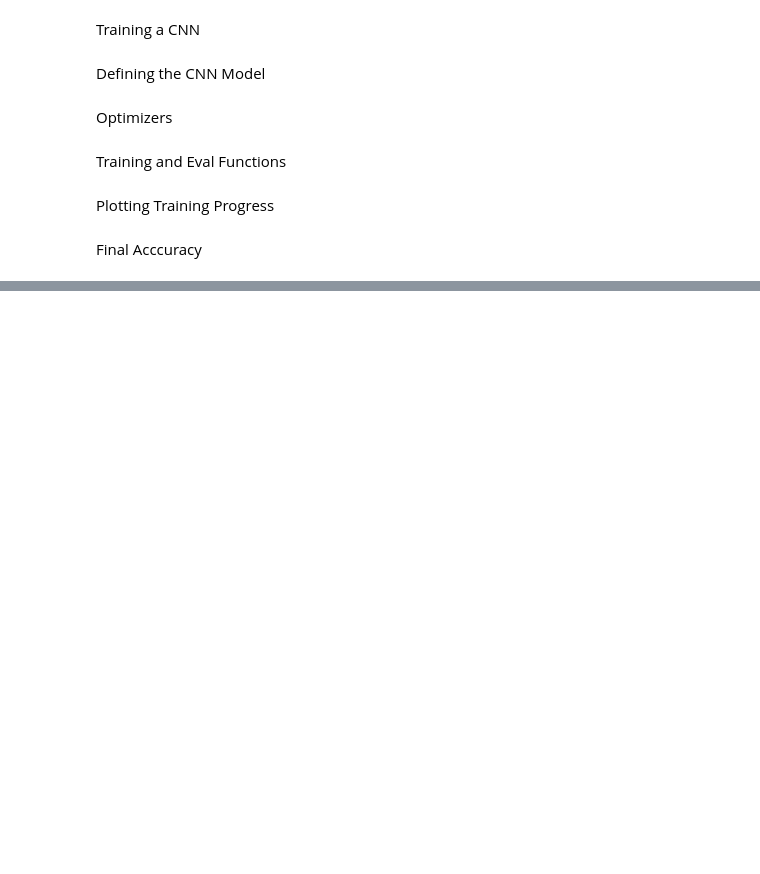
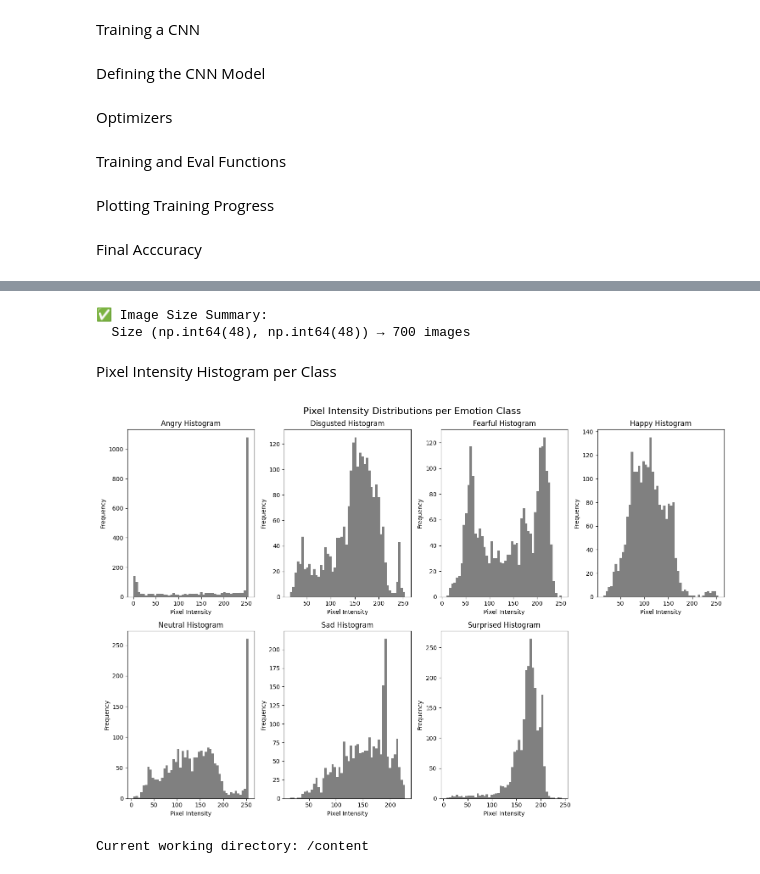
Before and after one commit to Sevnhutsjr/ST311_Group11_Project, a Jupyter notebook: images_EDA.ipynb, the cells around one changed output, grey strips where cells are left out. Cells and saved outputs as stored; diff of their text form; code cells hidden in the pictures; blank space fills up the shorter version.

```diff
--- a/images_EDA.ipynb
+++ b/images_EDA.ipynb
@@ -361,0 +439,39 @@ print(f"Final Test Accuracy: {test_accuracies[-1]*100:.2f}%")
+# %%
+# Check for consistent image sizes
+img_sizes = []
+for cls in class_names:
+    cls_path = os.path.join(train_dir, cls)
+    for img_file in os.listdir(cls_path)[:100]:  # sample 100 per class
+        img_path = os.path.join(cls_path, img_file)
+        img = Image.open(img_path)
+        img_sizes.append(img.size)
+
+img_sizes = np.array(img_sizes)
+unique_sizes, counts = np.unique(img_sizes, axis=0, return_counts=True)
+
+print("\n✅ Image Size Summary:")
+for sz, ct in zip(unique_sizes, counts):
+    print(f"  Size {tuple(sz)} → {ct} images")
+# %% [output]
+✅ Image Size Summary:
+  Size (np.int64(48), np.int64(48)) → 700 images
+# %% [markdown]
+Pixel Intensity Histogram per Class
+# %%
+plt.figure(figsize=(15, 10))
+for i, cls in enumerate(class_names):
+    class_path = os.path.join(train_dir, cls)
+    sample_img_path = os.path.join(class_path, os.listdir(class_path)[0])
+    sample_img = cv2.imread(sample_img_path, cv2.IMREAD_GRAYSCALE)
+
+    plt.subplot(2, 4, i + 1)
+    plt.hist(sample_img.ravel(), bins=50, color='gray')
+    plt.title(f"{cls.capitalize()} Histogram")
+    plt.xlabel("Pixel Intensity")
+    plt.ylabel("Frequency")
+
+plt.suptitle("Pixel Intensity Distributions per Emotion Class", fontsize=16)
+plt.tight_layout()
+plt.show()
+# %% [output]
+[figure, added]
@@ -361,0 +612,5 @@ print(f"Final Test Accuracy: {test_accuracies[-1]*100:.2f}%")
+# %%
+import os
+print("Current working directory:", os.getcwd())
+# %% [output]
+Current working directory: /content
```
Also changed, not shown: parts of 10 cells of this notebook.
